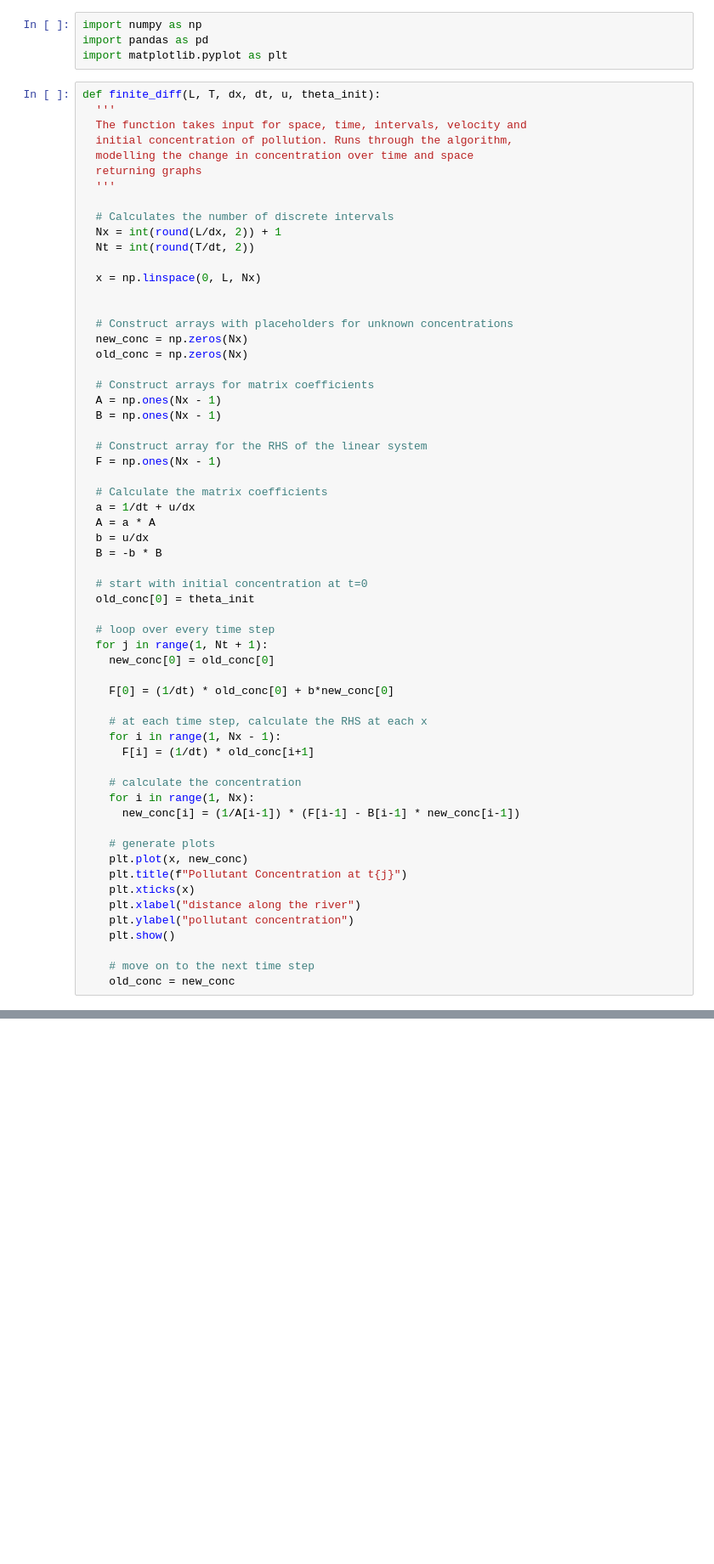
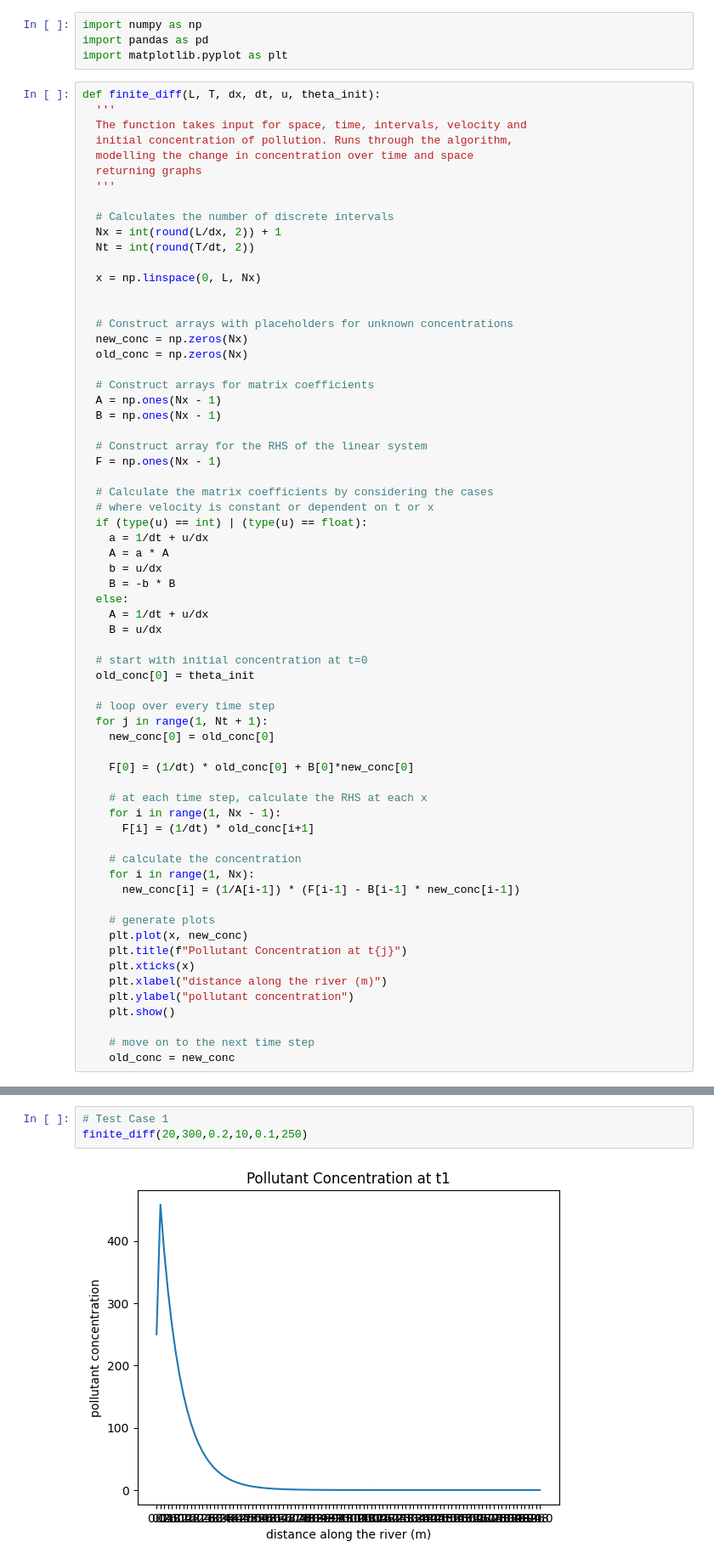
Before and after one commit to liz-lewis-manchester/CNM_2025_group_11, a Jupyter notebook: Coursework.ipynb, the cells around one changed output, grey strips where cells are left out. Shown at 85% size. Saved outputs shown, nothing was run; the diff lists cells and outputs as text; blank space fills up the shorter version.

Commit message:
Added the case with non-constant velocity

```diff
--- a/Coursework.ipynb
+++ b/Coursework.ipynb
@@ -31,11 +31,16 @@ def finite_diff(L, T, dx, dt, u, theta_init):
   # Construct array for the RHS of the linear system
   F = np.ones(Nx - 1)
 
-  # Calculate the matrix coefficients
-  a = 1/dt + u/dx
-  A = a * A
-  b = u/dx
-  B = -b * B
+  # Calculate the matrix coefficients by considering the cases
+  # where velocity is constant or dependent on t or x
+  if (type(u) == int) | (type(u) == float):
+    a = 1/dt + u/dx
+    A = a * A
+    b = u/dx
+    B = -b * B
+  else:
+    A = 1/dt + u/dx
+    B = u/dx
 
   # start with initial concentration at t=0
   old_conc[0] = theta_init
@@ -44,7 +49,7 @@ def finite_diff(L, T, dx, dt, u, theta_init):
   for j in range(1, Nt + 1):
     new_conc[0] = old_conc[0]
 
-    F[0] = (1/dt) * old_conc[0] + b*new_conc[0]
+    F[0] = (1/dt) * old_conc[0] + B[0]*new_conc[0]
 
     # at each time step, calculate the RHS at each x
     for i in range(1, Nx - 1):
@@ -58,7 +63,7 @@ def finite_diff(L, T, dx, dt, u, theta_init):
     plt.plot(x, new_conc)
     plt.title(f"Pollutant Concentration at t{j}")
     plt.xticks(x)
-    plt.xlabel("distance along the river")
+    plt.xlabel("distance along the river (m)")
     plt.ylabel("pollutant concentration")
     plt.show()
 
@@ -80,0 +72,5 @@ finite_diff(0.3,1,0.1,0.1,0.2,0.1)
+# %%
+# Test Case 1
+finite_diff(20,300,0.2,10,0.1,250)
+# %% [output]
+[figure, added]
```
Also changed, not shown: parts of 4 cells of this notebook.
